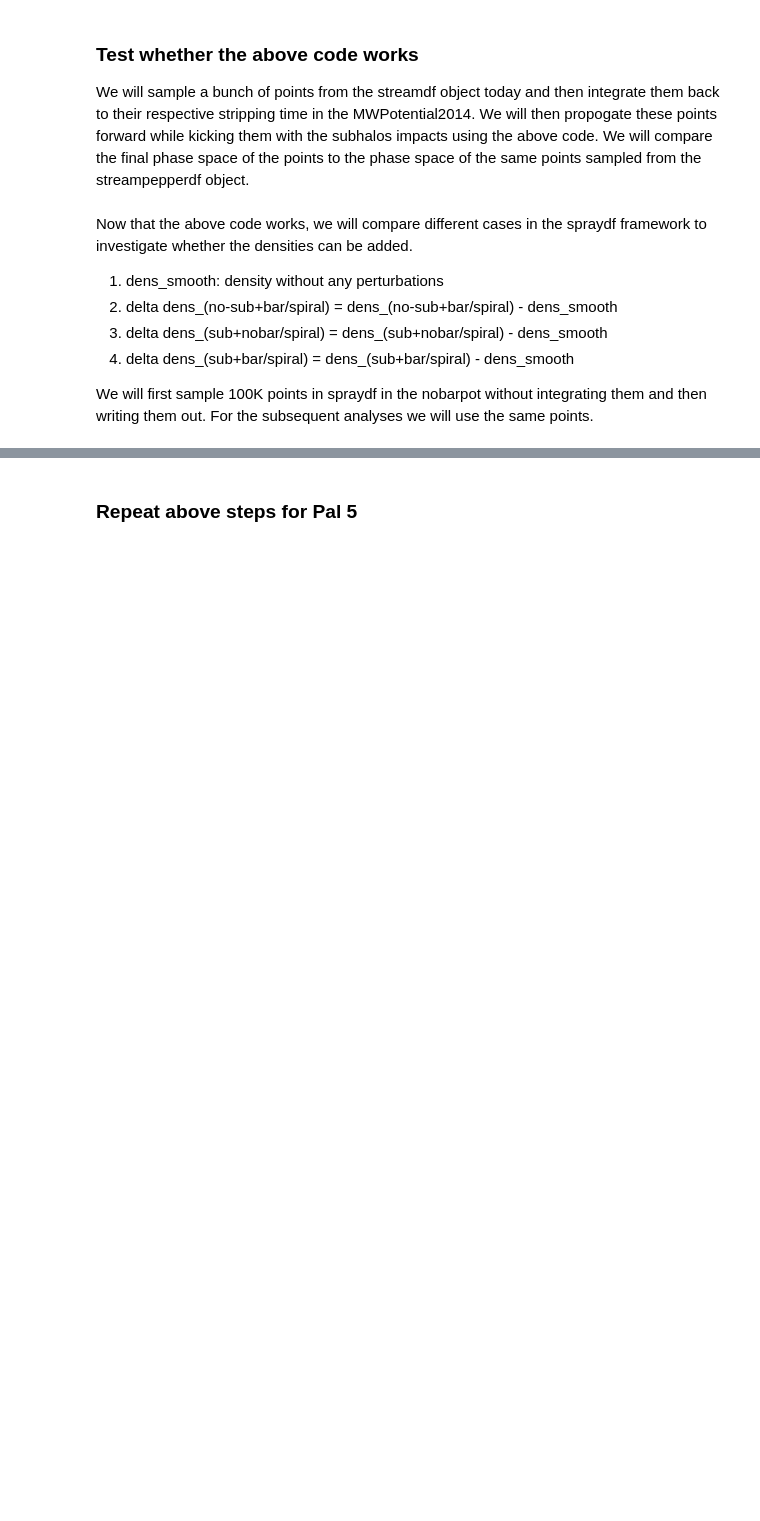
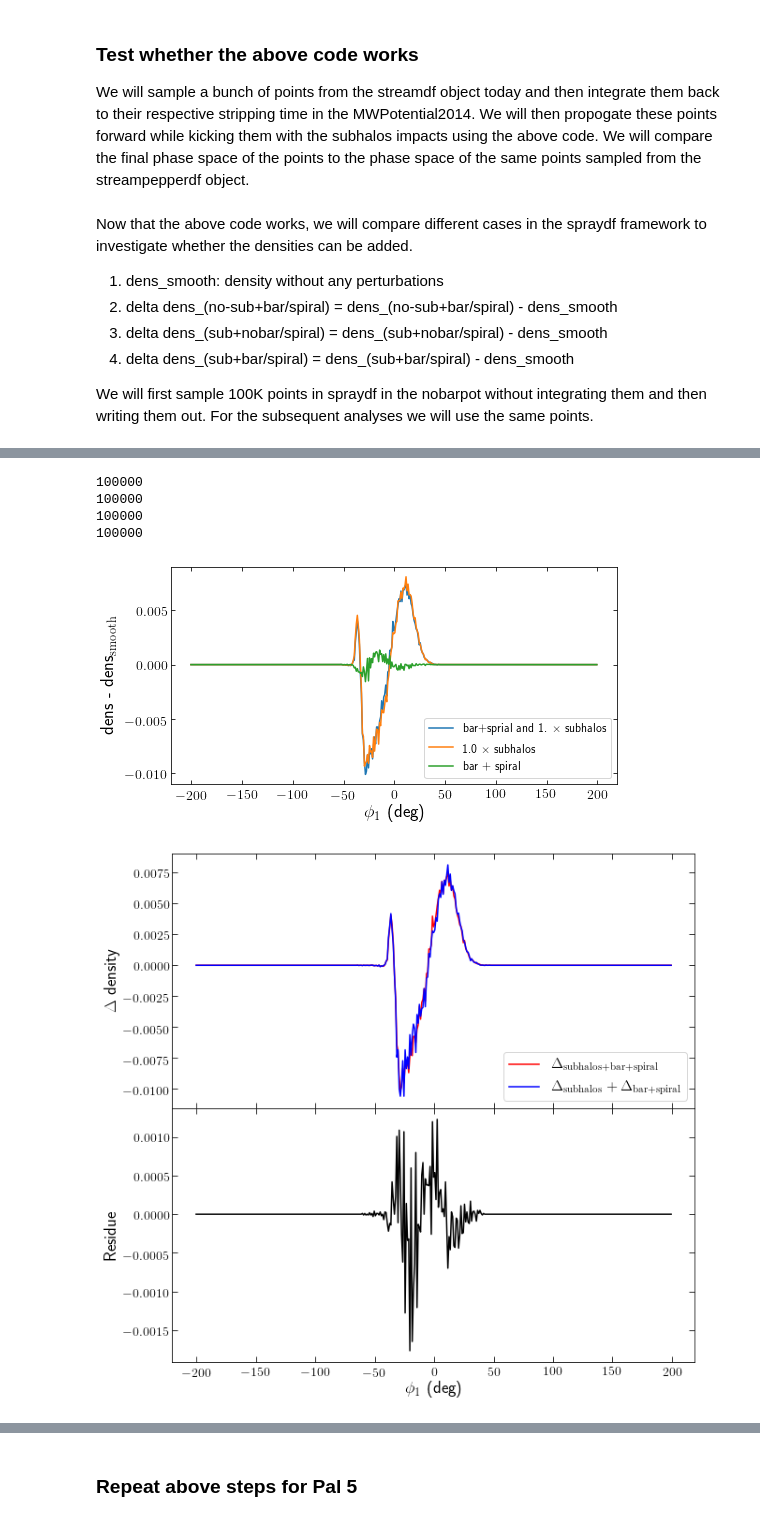
Before and after one commit to nbanik/Analyze_GD-1, a Jupyter notebook: spraydf_combine_bar+spiral and subhalos.ipynb, the cells around one changed output, grey strips where cells are left out. Saved outputs shown, nothing was run; the diff lists cells and outputs as text; code cells hidden in the pictures; blank space fills up the shorter version.

```diff
--- a/spraydf_combine_bar+spiral and subhalos.ipynb
+++ b/spraydf_combine_bar+spiral and subhalos.ipynb
@@ -525,0 +702,9 @@ plt.show()
+# %%
+compare_plot_GD1(ind=2)
+# %% [output]
+100000
+100000
+100000
+100000
+[figure, added]
+[figure, added]
```
Also changed, not shown: parts of 29 cells of this notebook.
